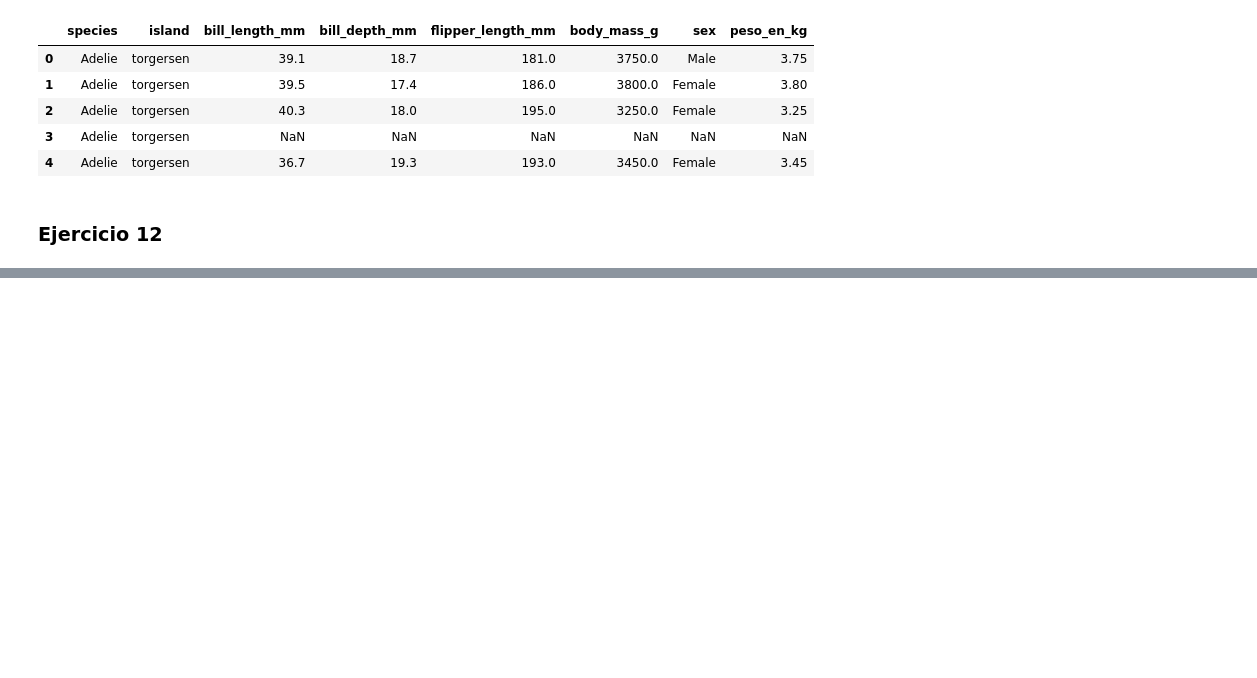
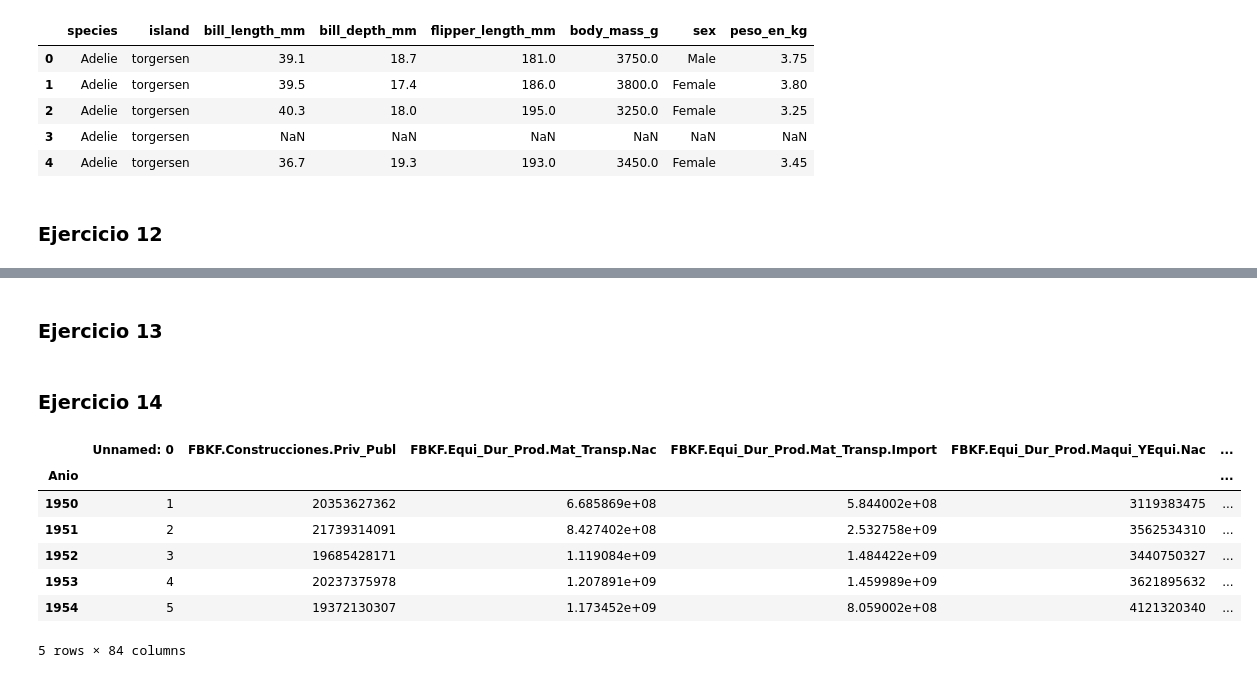
Before and after one commit to santiago-paz/ejercicios-laboratorio-datos-uba, a Jupyter notebook: Prácticas/Práctica-6/soluciones_práctica-6_notebook.ipynb, the cells around one changed output, grey strips where cells are left out. Cells and saved outputs as stored; diff of their text form; code cells hidden in the pictures; blank space fills up the shorter version.

```diff
--- a/Prácticas/Práctica-6/soluciones_práctica-6_notebook.ipynb
+++ b/Prácticas/Práctica-6/soluciones_práctica-6_notebook.ipynb
@@ -375,0 +376,2 @@ penguins.sample(10)
+# %% [markdown]
+### **Ejercicio 13**
@@ -375,0 +405,17 @@ penguins.sample(10)
+# %% [markdown]
+### **Ejercicio 14**
+# %%
+# Cargamos el dataset macro_full_columns.csv, usando la columna Anio como índice
+macroFull = pd.read_csv('macro_full_columns.csv', index_col='Anio')
+
+# Ejercicio 14 (a)
+macroFull.head()
+# %% [output]
+|  | Unnamed: 0 | FBKF.Construcciones.Priv_Publ | FBKF.Equi_Dur_Prod.Mat_Transp.Nac | FBKF.Equi_Dur_Prod.Mat_Transp.Import | FBKF.Equi_Dur_Prod.Maqui_YEqui.Nac | ... |
+| Anio |  |  |  |  |  | ... |
+| 1950 | 1 | 20353627362 | 6.685869e+08 | 5.844002e+08 | 3119383475 | ... |
+| 1951 | 2 | 21739314091 | 8.427402e+08 | 2.532758e+09 | 3562534310 | ... |
+| 1952 | 3 | 19685428171 | 1.119084e+09 | 1.484422e+09 | 3440750327 | ... |
+| 1953 | 4 | 20237375978 | 1.207891e+09 | 1.459989e+09 | 3621895632 | ... |
+| 1954 | 5 | 19372130307 | 1.173452e+09 | 8.059002e+08 | 4121320340 | ... |
+5 rows × 84 columns
```
Also changed, not shown: parts of 11 cells of this notebook, 1 other file.
